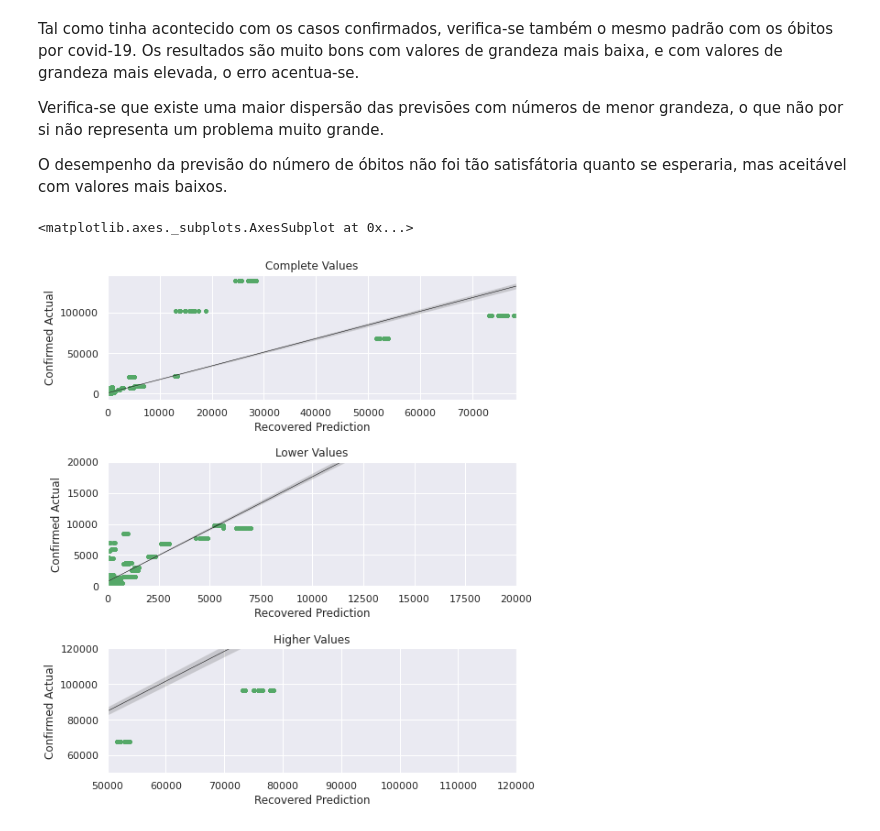
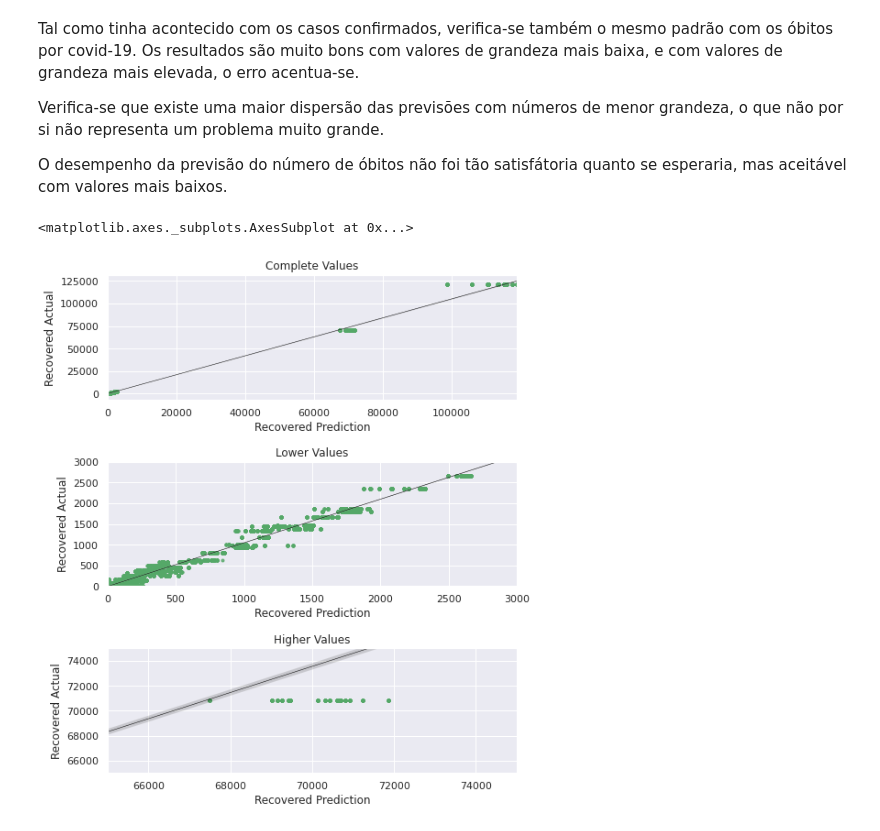
Before and after one commit to JoaoRicardoCardoso/MIEIC_IART_19_PROJ, a Jupyter notebook: PROJ2/KNN-Regression.ipynb, the cells around one changed output. Cells and saved outputs as stored; diff of their text form; code cells hidden in the pictures.

Commit message:
fixed graphs and conclusions

```diff
--- a/PROJ2/KNN-Regression.ipynb
+++ b/PROJ2/KNN-Regression.ipynb
@@ -437,7 +437,7 @@ conf_actual = total_results['Confirmed Actual']
 deaths_pred = total_results['Deaths Prediction']
 deaths_actual = total_results['Deaths Actual']
 recovered_pred = total_results['Recovered Prediction']
-recovered_actual = total_results['Confirmed Actual']
+recovered_actual = total_results['Recovered Actual']
 # %%
 import seaborn as sb
 import matplotlib.pyplot as plt
@@ -488,17 +488,17 @@ O desempenho da previsão do número de óbitos não foi tão satisfátoria quan
 # %%
 fig,axs = plt.subplots(nrows=3,figsize=(8,10))
 axs[0].set_title('Complete Values')
 axs[1].set_title('Lower Values')
-axs[1].set_xlim(0,20000)
-axs[1].set_ylim(0,20000)
+axs[1].set_xlim(0,3000)
+axs[1].set_ylim(0,3000)
 axs[2].set_title('Higher Values')
-axs[2].set_xlim(50000,120000)
-axs[2].set_ylim(50000,120000)
+axs[2].set_xlim(65000,75000)
+axs[2].set_ylim(65000,75000)
 plt.subplots_adjust(hspace=0.5)
 sb.regplot(x=recovered_pred, y=recovered_actual, data=total_results, marker='.',color='g',ax=axs[0], line_kws={"lw": 0.5, "color": "black"})
 sb.regplot(x=recovered_pred, y=recovered_actual, data=total_results, marker='.',color='g',ax=axs[1],line_kws={"lw": 0.5, "color": "black"})
 sb.regplot(x=recovered_pred, y=recovered_actual, data=total_results, marker='.',color='g',ax=axs[2],line_kws={"lw": 0.5, "color": "black"})
 # %% [output]
 <matplotlib.axes._subplots.AxesSubplot at 0x...>
-[figure, old version]
+[figure, new version]
 # %% [markdown]
```
Also changed, not shown: parts of 8 cells of this notebook, 3 other files.
